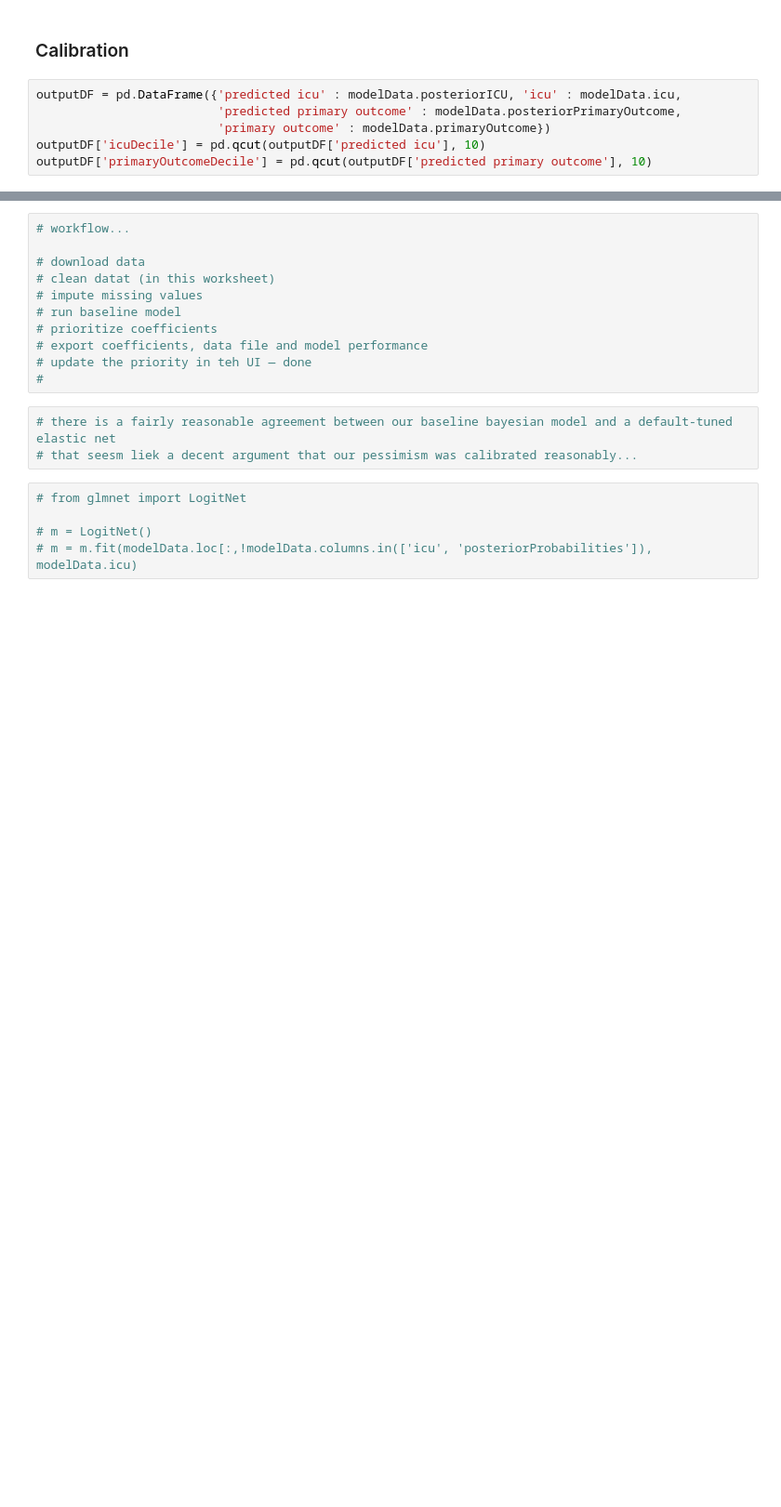
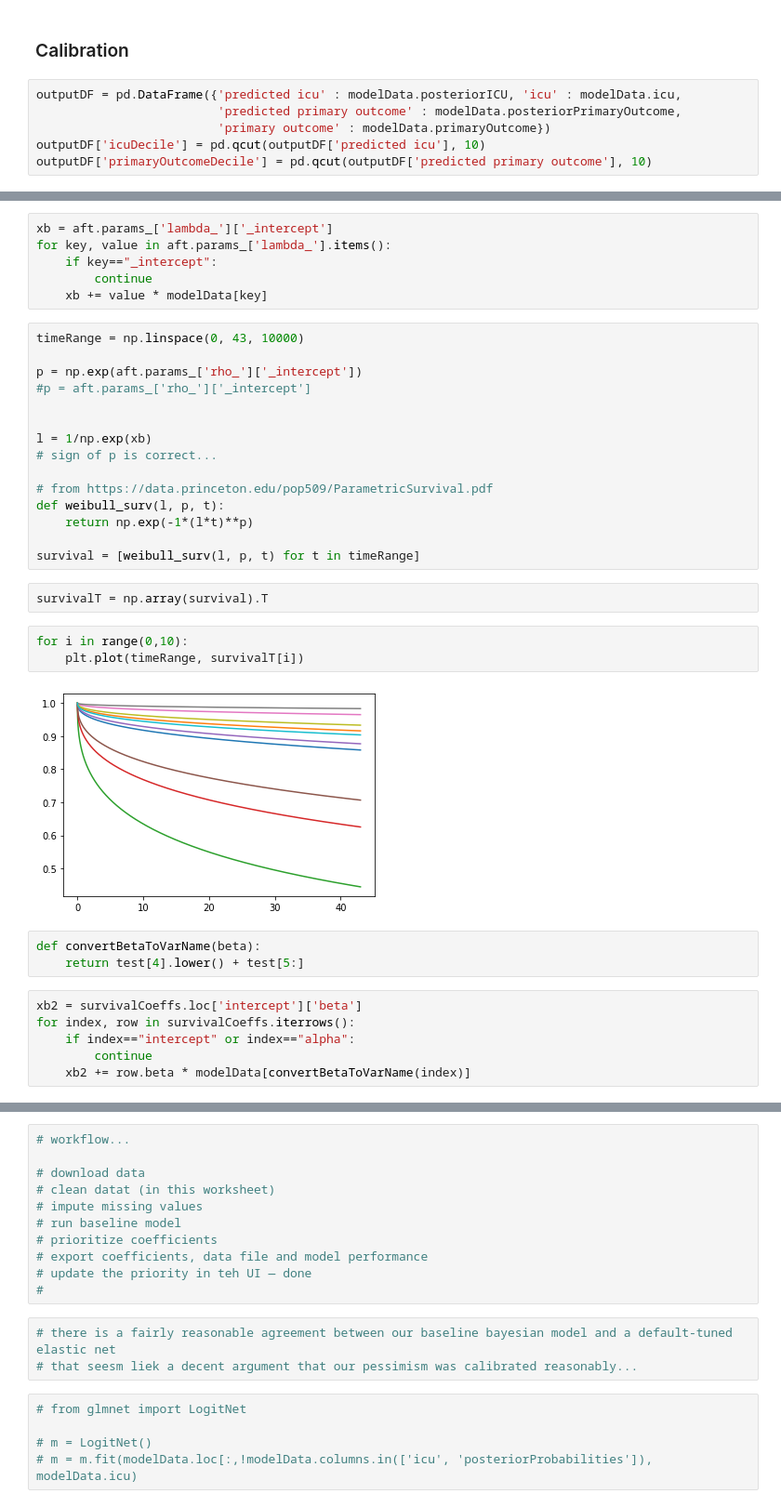
Before and after one commit to jburke5/edCovidRiskPrediction, a Jupyter notebook: buildModelFromUMDataNotebook.ipynb, the cells around one changed output, grey strips where cells are left out. Shown at 93% size. Cells and saved outputs as stored; diff of their text form; blank space fills up the shorter version.

```diff
--- a/buildModelFromUMDataNotebook.ipynb
+++ b/buildModelFromUMDataNotebook.ipynb
@@ -664,0 +712,37 @@ fig.show()
+# %%
+xb = aft.params_['lambda_']['_intercept']
+for key, value in aft.params_['lambda_'].items():
+    if key=="_intercept":
+        continue
+    xb += value * modelData[key]
+# %%
+timeRange = np.linspace(0, 43, 10000)
+
+p = np.exp(aft.params_['rho_']['_intercept'])
+#p = aft.params_['rho_']['_intercept']
+
+
+l = 1/np.exp(xb)
+# sign of p is correct...
+
+# from https://data.princeton.edu/pop509/ParametricSurvival.pdf
+def weibull_surv(l, p, t):
+    return np.exp(-1*(l*t)**p)
+
+survival = [weibull_surv(l, p, t) for t in timeRange]
+# %%
+survivalT = np.array(survival).T
+# %%
+for i in range(0,10):
+    plt.plot(timeRange, survivalT[i])
+# %% [output]
+[figure, added]
+# %%
+def convertBetaToVarName(beta):
+    return test[4].lower() + test[5:]
+# %%
+xb2 = survivalCoeffs.loc['intercept']['beta']
+for index, row in survivalCoeffs.iterrows():
+    if index=="intercept" or index=="alpha":
+        continue
+    xb2 += row.beta * modelData[convertBetaToVarName(index)]
```
Also changed, not shown: parts of 24 cells of this notebook, 9 other files.
